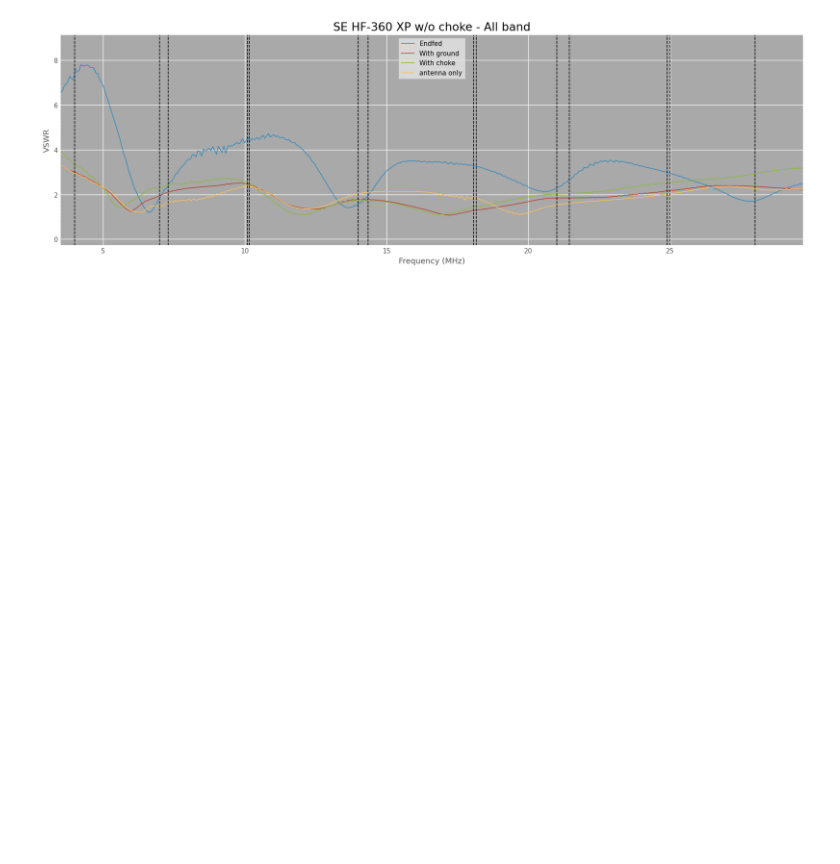
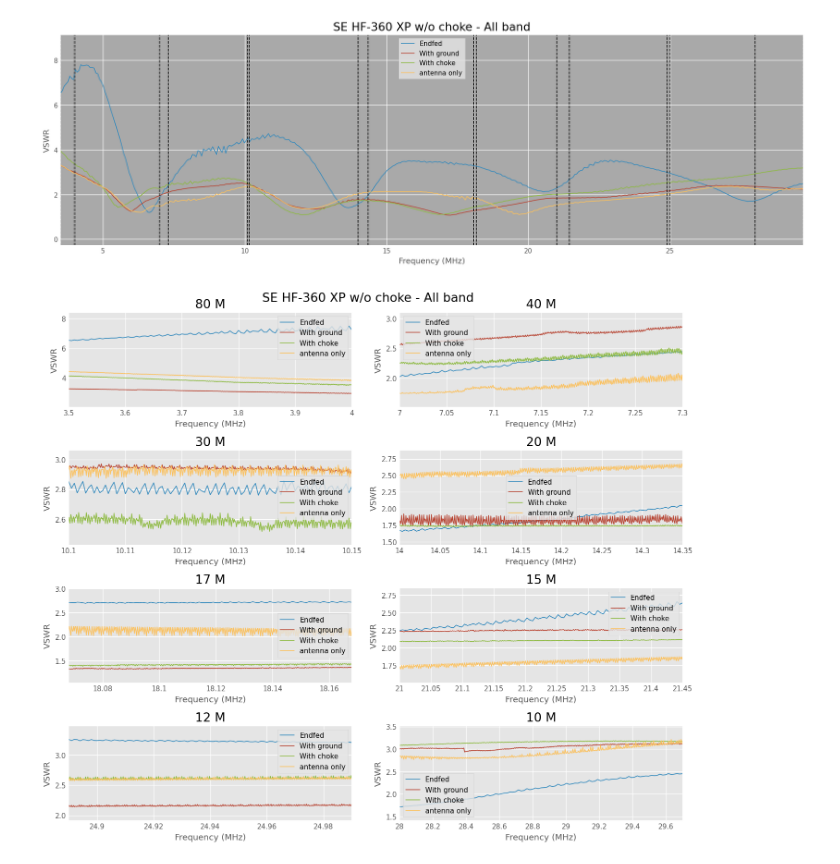
Before and after one commit to darienmt/hf-antenna, a Jupyter notebook: SE-HF-360-XP-All.ipynb, the cells around one changed output. Drawn from its saved outputs; the diff is of its cells as text; code cells hidden in the pictures; blank space fills up the shorter version.

Commit message:
Comparing on the bands antenna and ground only

```diff
--- a/SE-HF-360-XP-All.ipynb
+++ b/SE-HF-360-XP-All.ipynb
@@ -13,3 +13,10 @@ plot_bands.plot_all_in_one(
     ['Endfed', 'With ground', 'With choke', 'antenna only'])
 # %% [output]
 [figure]
+# %%
+plot_bands.plot_bands_comparative(
+    ['./data/2025-03-08', './data/2025-04-15', './data/2025-04-18/Choke', './data/2025-04-18/Antenna'],
+    'SE HF-360 XP w/o choke - All band',
+    ['Endfed', 'With ground', 'With choke', 'antenna only'])
+# %% [output]
+[figure, added]
```
Also changed, not shown: parts of 1 cell of this notebook, 1 other file.
